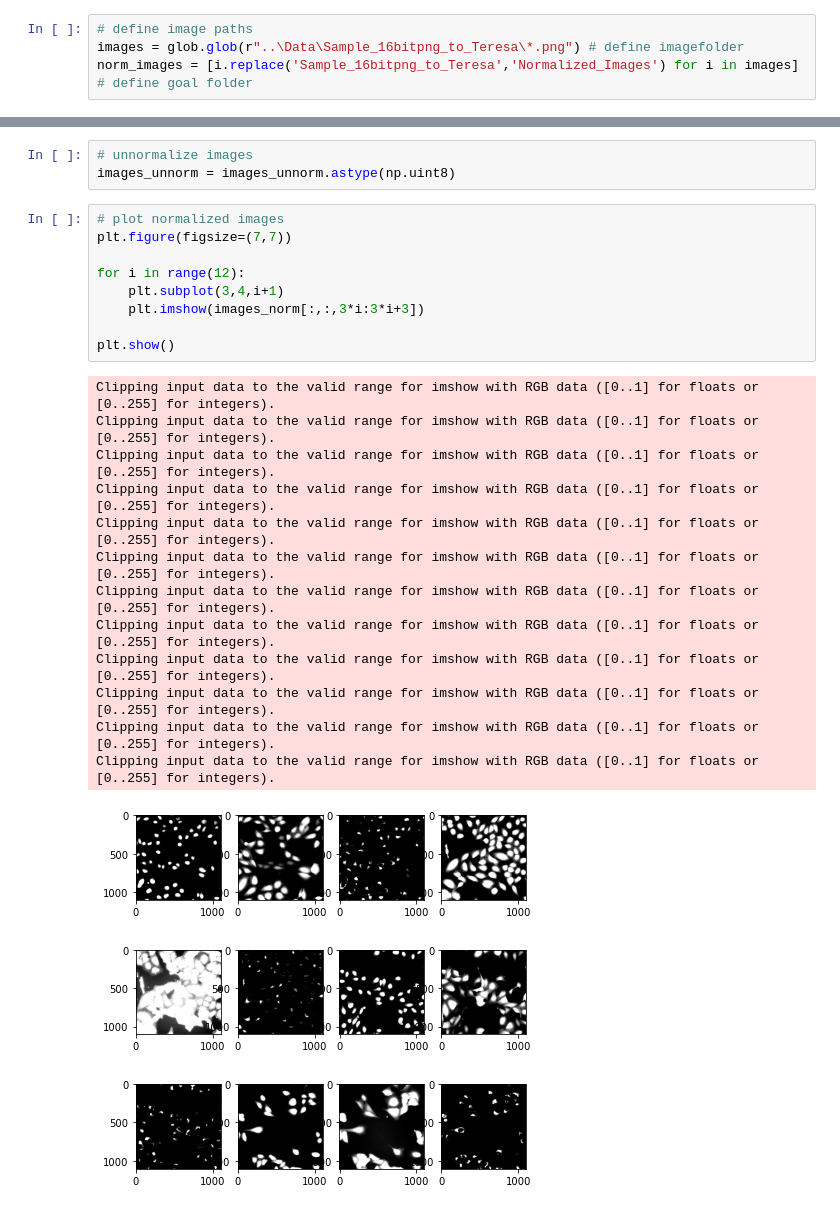
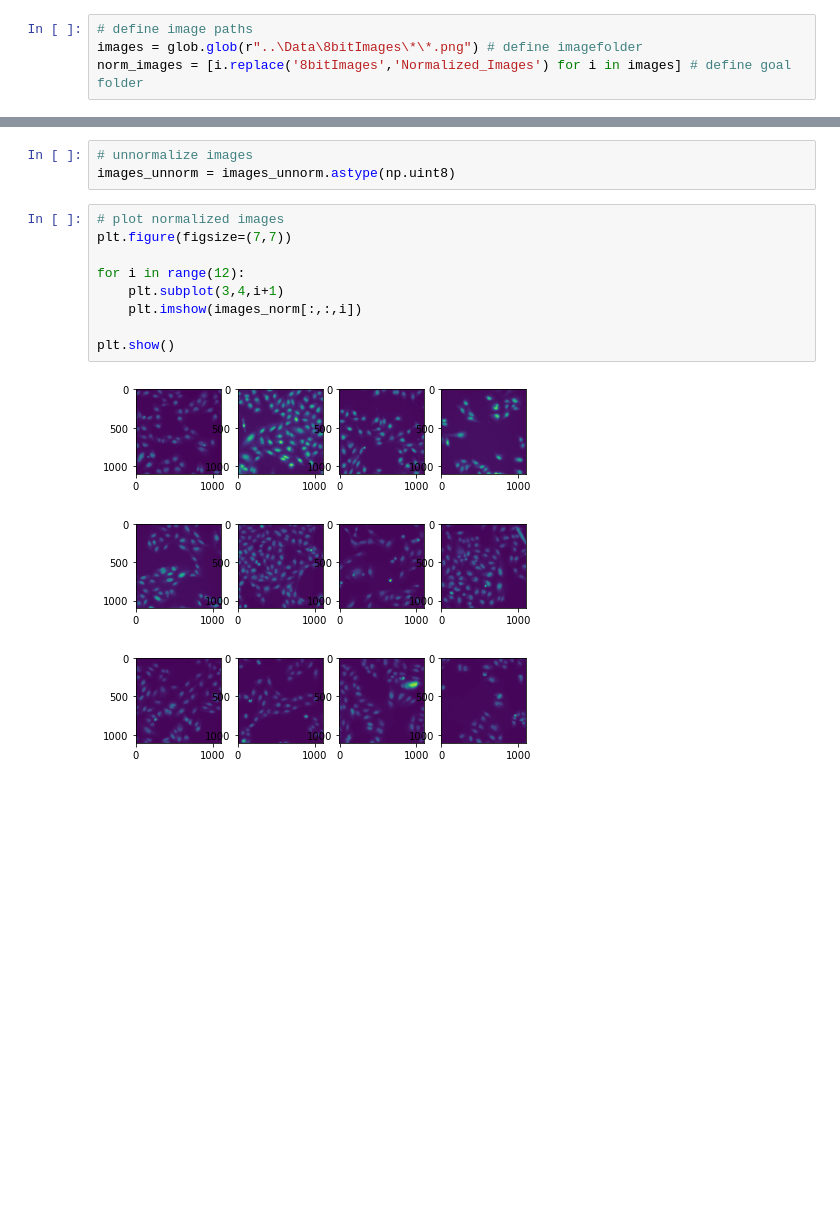
Before and after one commit to Aitslab/virtualstain, a Jupyter notebook: TeresaScheidt/src/normalization.ipynb, the cells around one changed output, grey strips where cells are left out. Drawn from its saved outputs; the diff is of its cells as text; blank space fills up the shorter version.

```diff
--- a/TeresaScheidt/src/normalization.ipynb
+++ b/TeresaScheidt/src/normalization.ipynb
@@ -10,8 +10,8 @@ import skimage.io
 from tensorflow.keras.preprocessing.image import ImageDataGenerator
 # %%
 # define image paths
-images = glob.glob(r"..\Data\Sample_16bitpng_to_Teresa\*.png") # define imagefolder
-norm_images = [i.replace('Sample_16bitpng_to_Teresa','Normalized_Images') for i in images] # define goal folder
+images = glob.glob(r"..\Data\8bitImages\*\*.png") # define imagefolder
+norm_images = [i.replace('8bitImages','Normalized_Images') for i in images] # define goal folder
 # %%
 # save normalized images
 for i,o in zip(images,norm_images):
@@ -28,26 +28,14 @@ images_unnorm = images_unnorm.astype(np.uint8)
 # %%
 # plot normalized images
 plt.figure(figsize=(7,7))
 
 for i in range(12):
     plt.subplot(3,4,i+1)
-    plt.imshow(images_norm[:,:,3*i:3*i+3])
+    plt.imshow(images_norm[:,:,i])
 
 plt.show()
 # %% [output]
-Clipping input data to the valid range for imshow with RGB data ([0..1] for floats or [0..255] for integers).
-Clipping input data to the valid range for imshow with RGB data ([0..1] for floats or [0..255] for integers).
-Clipping input data to the valid range for imshow with RGB data ([0..1] for floats or [0..255] for integers).
-Clipping input data to the valid range for imshow with RGB data ([0..1] for floats or [0..255] for integers).
-Clipping input data to the valid range for imshow with RGB data ([0..1] for floats or [0..255] for integers).
-Clipping input data to the valid range for imshow with RGB data ([0..1] for floats or [0..255] for integers).
-Clipping input data to the valid range for imshow with RGB data ([0..1] for floats or [0..255] for integers).
-Clipping input data to the valid range for imshow with RGB data ([0..1] for floats or [0..255] for integers).
-Clipping input data to the valid range for imshow with RGB data ([0..1] for floats or [0..255] for integers).
-Clipping input data to the valid range for imshow with RGB data ([0..1] for floats or [0..255] for integers).
-Clipping input data to the valid range for imshow with RGB data ([0..1] for floats or [0..255] for integers).
-Clipping input data to the valid range for imshow with RGB data ([0..1] for floats or [0..255] for integers).
-[figure, old version]
+[figure, new version]
 # %%
 # plot unnormalized images
 plt.figure(figsize=(7,7))
```
Also changed, not shown: parts of 2 cells of this notebook, 3 other files.
